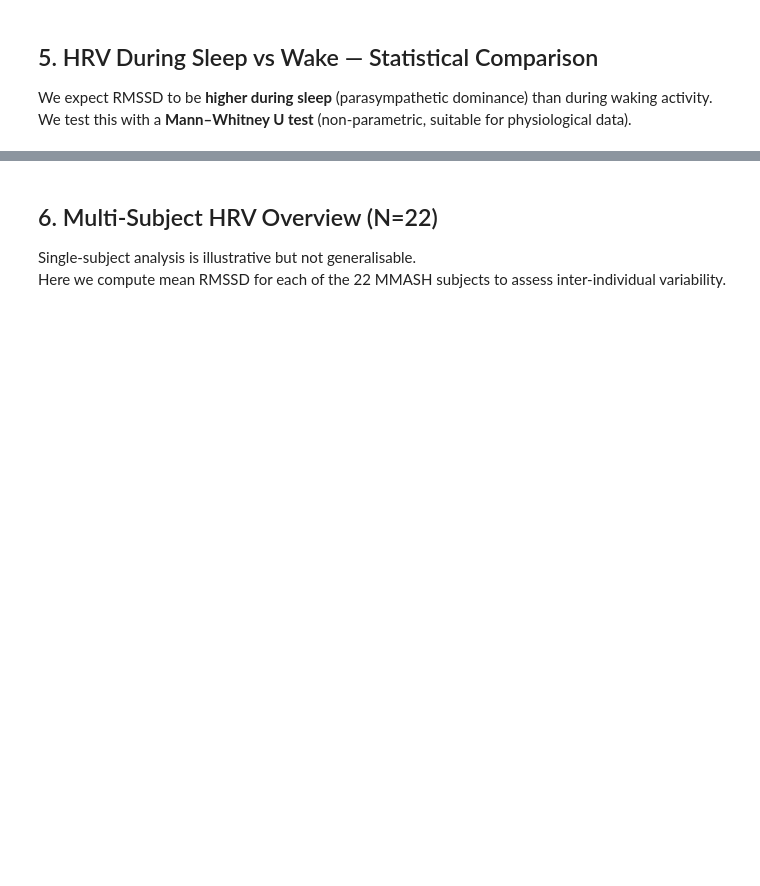
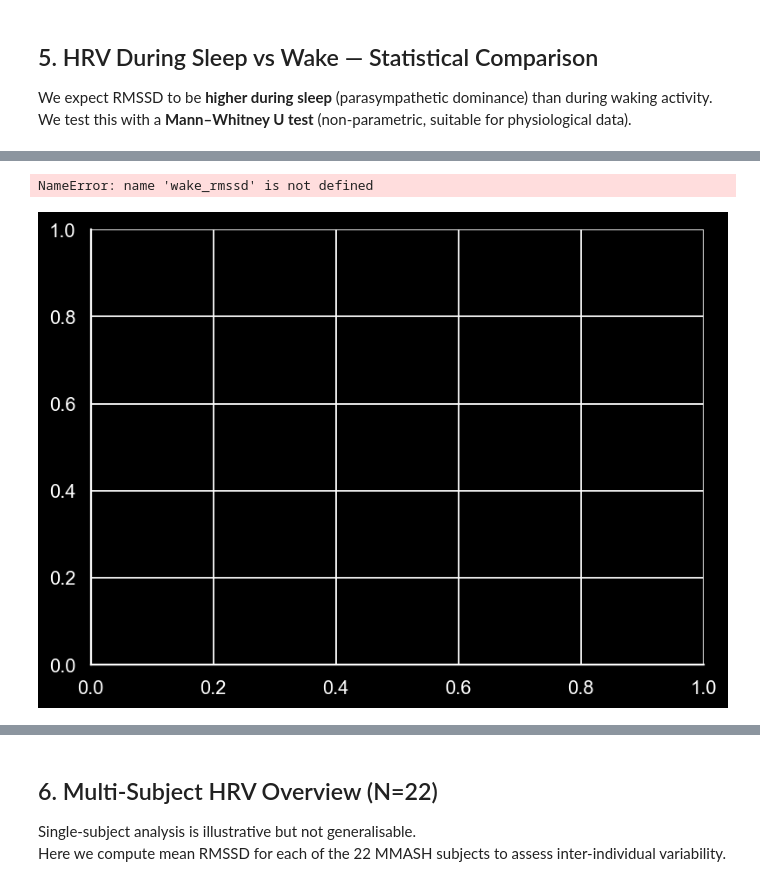
Before and after one commit to KceniaB/signal-to-insight, a Jupyter notebook: notebooks/01_mmash_exploration_v2.ipynb, the cells around one changed output, grey strips where cells are left out. Saved outputs shown, nothing was run; the diff lists cells and outputs as text; code cells hidden in the pictures; blank space fills up the shorter version.

```diff
--- a/notebooks/01_mmash_exploration_v2.ipynb
+++ b/notebooks/01_mmash_exploration_v2.ipynb
@@ -493,26 +1099,29 @@ print(f'Result: {"Sleep RMSSD significantly higher ✓" if p_val < 0.05 else "No
 # %%
-fig, ax = plt.subplots(figsize=(7, 5))
+# fig, ax = plt.subplots(figsize=(7, 5))
 
-box_data   = [sleep_rmssd, wake_rmssd]
-box_labels = ['Sleep / Rest', 'Wake / Activity']
-box_colours = ['#7B68EE', '#FF7043']
+# box_data   = [sleep_rmssd, wake_rmssd]
+# box_labels = ['Sleep / Rest', 'Wake / Activity']
+# box_colours = ['#7B68EE', '#FF7043']
 
-bp = ax.boxplot(box_data, patch_artist=True, widths=0.45,
-                medianprops=dict(color='white', linewidth=2))
-for patch, colour in zip(bp['boxes'], box_colours):
-    patch.set_facecolor(colour)
-    patch.set_alpha(0.8)
+# bp = ax.boxplot(box_data, patch_artist=True, widths=0.45,
+#                 medianprops=dict(color='white', linewidth=2))
+# for patch, colour in zip(bp['boxes'], box_colours):
+#     patch.set_facecolor(colour)
+#     patch.set_alpha(0.8)
 
-ax.set_xticklabels(box_labels)
-ax.set_ylabel('RMSSD (ms)')
-ax.set_title('HRV (RMSSD): Sleep vs Wake — User 1', fontsize=12, fontweight='bold')
+# ax.set_xticklabels(box_labels)
+# ax.set_ylabel('RMSSD (ms)')
+# ax.set_title('HRV (RMSSD): Sleep vs Wake — User 1', fontsize=12, fontweight='bold')
 
-y_max = max(np.percentile(sleep_rmssd, 95), np.percentile(wake_rmssd, 95)) + 5
-ax.annotate('', xy=(2, y_max), xytext=(1, y_max),
-            arrowprops=dict(arrowstyle='-', color='black', lw=1.2))
-sig_label = f'p = {p_val:.4f} {"*" if p_val < 0.05 else "ns"}'
-ax.text(1.5, y_max + 1, sig_label, ha='center', fontsize=10)
+# y_max = max(np.percentile(sleep_rmssd, 95), np.percentile(wake_rmssd, 95)) + 5
+# ax.annotate('', xy=(2, y_max), xytext=(1, y_max),
+#             arrowprops=dict(arrowstyle='-', color='black', lw=1.2))
+# sig_label = f'p = {p_val:.4f} {"*" if p_val < 0.05 else "ns"}'
+# ax.text(1.5, y_max + 1, sig_label, ha='center', fontsize=10)
 
-plt.tight_layout()
-plt.savefig('../figures/01_hrv_sleep_vs_wake.png', dpi=150, bbox_inches='tight')
-plt.show()
+# plt.tight_layout()
+# plt.savefig('../figures/01_hrv_sleep_vs_wake.png', dpi=150, bbox_inches='tight')
+# plt.show()
+# %% [output]
+NameError: name 'wake_rmssd' is not defined
+[figure, added]
```
Also changed, not shown: parts of 20 cells of this notebook, 40 other files.
